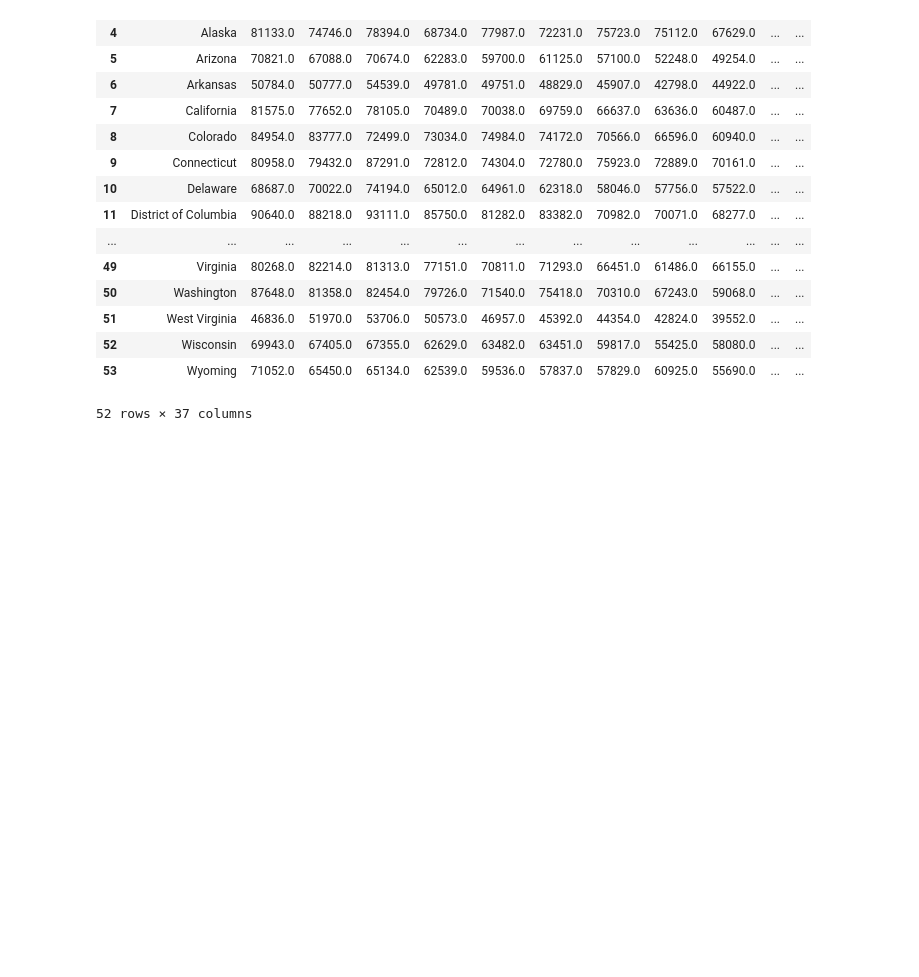
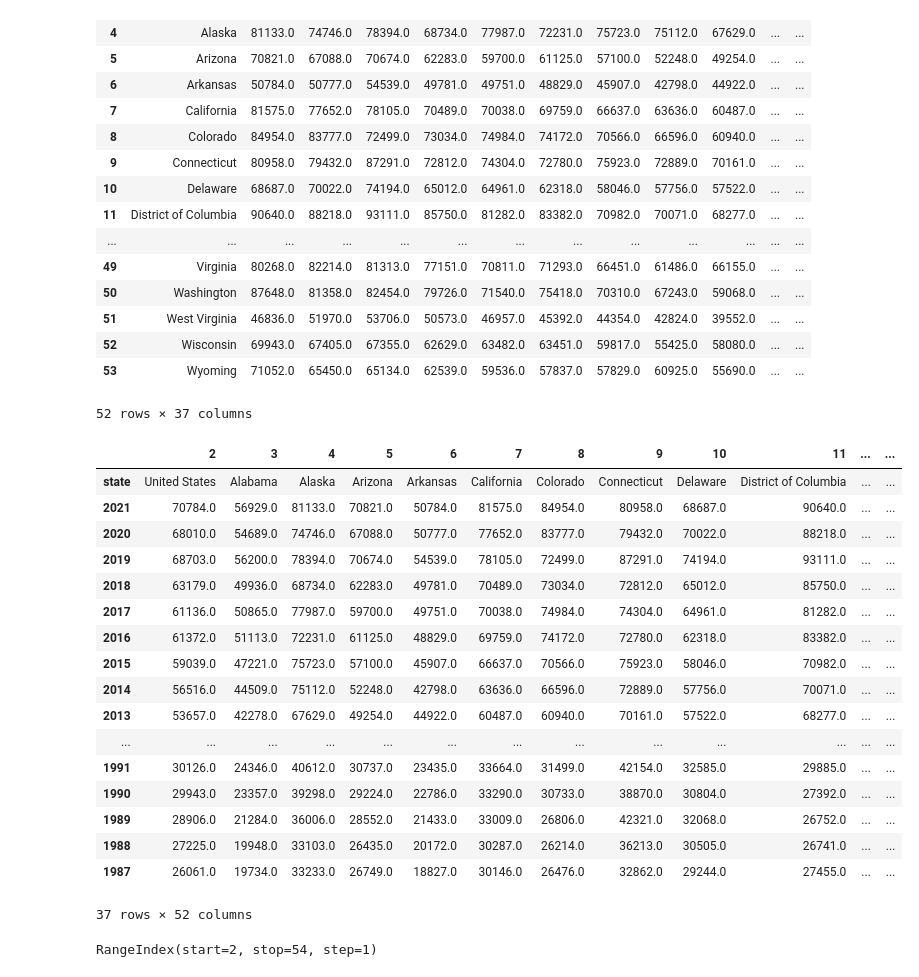
Before and after one commit to KimberlyW618/final_group_project, a Jupyter notebook: code/Median Income per state.ipynb, the cells around one changed output. Cells and saved outputs as stored; diff of their text form; code cells hidden in the pictures; blank space fills up the shorter version.

```diff
--- a/code/Median Income per state.ipynb
+++ b/code/Median Income per state.ipynb
@@ -191,3 +227,29 @@ df6
 | 52 | Wisconsin | 69943.0 | 67405.0 | 67355.0 | 62629.0 | 63482.0 | 63451.0 | 59817.0 | 55425.0 | 58080.0 | ... | ... |
 | 53 | Wyoming | 71052.0 | 65450.0 | 65134.0 | 62539.0 | 59536.0 | 57837.0 | 57829.0 | 60925.0 | 55690.0 | ... | ... |
 52 rows × 37 columns
+# %%
+df_7 = df6.T
+df_7
+# %% [output]
+|  | 2 | 3 | 4 | 5 | 6 | 7 | 8 | 9 | 10 | 11 | ... | ... |
+| state | United States | Alabama | Alaska | Arizona | Arkansas | California | Colorado | Connecticut | Delaware | District of Columbia | ... | ... |
+| 2021 | 70784.0 | 56929.0 | 81133.0 | 70821.0 | 50784.0 | 81575.0 | 84954.0 | 80958.0 | 68687.0 | 90640.0 | ... | ... |
+| 2020 | 68010.0 | 54689.0 | 74746.0 | 67088.0 | 50777.0 | 77652.0 | 83777.0 | 79432.0 | 70022.0 | 88218.0 | ... | ... |
+| 2019 | 68703.0 | 56200.0 | 78394.0 | 70674.0 | 54539.0 | 78105.0 | 72499.0 | 87291.0 | 74194.0 | 93111.0 | ... | ... |
+| 2018 | 63179.0 | 49936.0 | 68734.0 | 62283.0 | 49781.0 | 70489.0 | 73034.0 | 72812.0 | 65012.0 | 85750.0 | ... | ... |
+| 2017 | 61136.0 | 50865.0 | 77987.0 | 59700.0 | 49751.0 | 70038.0 | 74984.0 | 74304.0 | 64961.0 | 81282.0 | ... | ... |
+| 2016 | 61372.0 | 51113.0 | 72231.0 | 61125.0 | 48829.0 | 69759.0 | 74172.0 | 72780.0 | 62318.0 | 83382.0 | ... | ... |
+| 2015 | 59039.0 | 47221.0 | 75723.0 | 57100.0 | 45907.0 | 66637.0 | 70566.0 | 75923.0 | 58046.0 | 70982.0 | ... | ... |
+| 2014 | 56516.0 | 44509.0 | 75112.0 | 52248.0 | 42798.0 | 63636.0 | 66596.0 | 72889.0 | 57756.0 | 70071.0 | ... | ... |
+| 2013 | 53657.0 | 42278.0 | 67629.0 | 49254.0 | 44922.0 | 60487.0 | 60940.0 | 70161.0 | 57522.0 | 68277.0 | ... | ... |
+| ... | ... | ... | ... | ... | ... | ... | ... | ... | ... | ... | ... | ... |
+| 1991 | 30126.0 | 24346.0 | 40612.0 | 30737.0 | 23435.0 | 33664.0 | 31499.0 | 42154.0 | 32585.0 | 29885.0 | ... | ... |
+| 1990 | 29943.0 | 23357.0 | 39298.0 | 29224.0 | 22786.0 | 33290.0 | 30733.0 | 38870.0 | 30804.0 | 27392.0 | ... | ... |
+| 1989 | 28906.0 | 21284.0 | 36006.0 | 28552.0 | 21433.0 | 33009.0 | 26806.0 | 42321.0 | 32068.0 | 26752.0 | ... | ... |
+| 1988 | 27225.0 | 19948.0 | 33103.0 | 26435.0 | 20172.0 | 30287.0 | 26214.0 | 36213.0 | 30505.0 | 26741.0 | ... | ... |
+| 1987 | 26061.0 | 19734.0 | 33233.0 | 26749.0 | 18827.0 | 30146.0 | 26476.0 | 32862.0 | 29244.0 | 27455.0 | ... | ... |
+37 rows × 52 columns
+# %%
+df_7.columns
+# %% [output]
+RangeIndex(start=2, stop=54, step=1)
```
Also changed, not shown: parts of 6 cells of this notebook.
